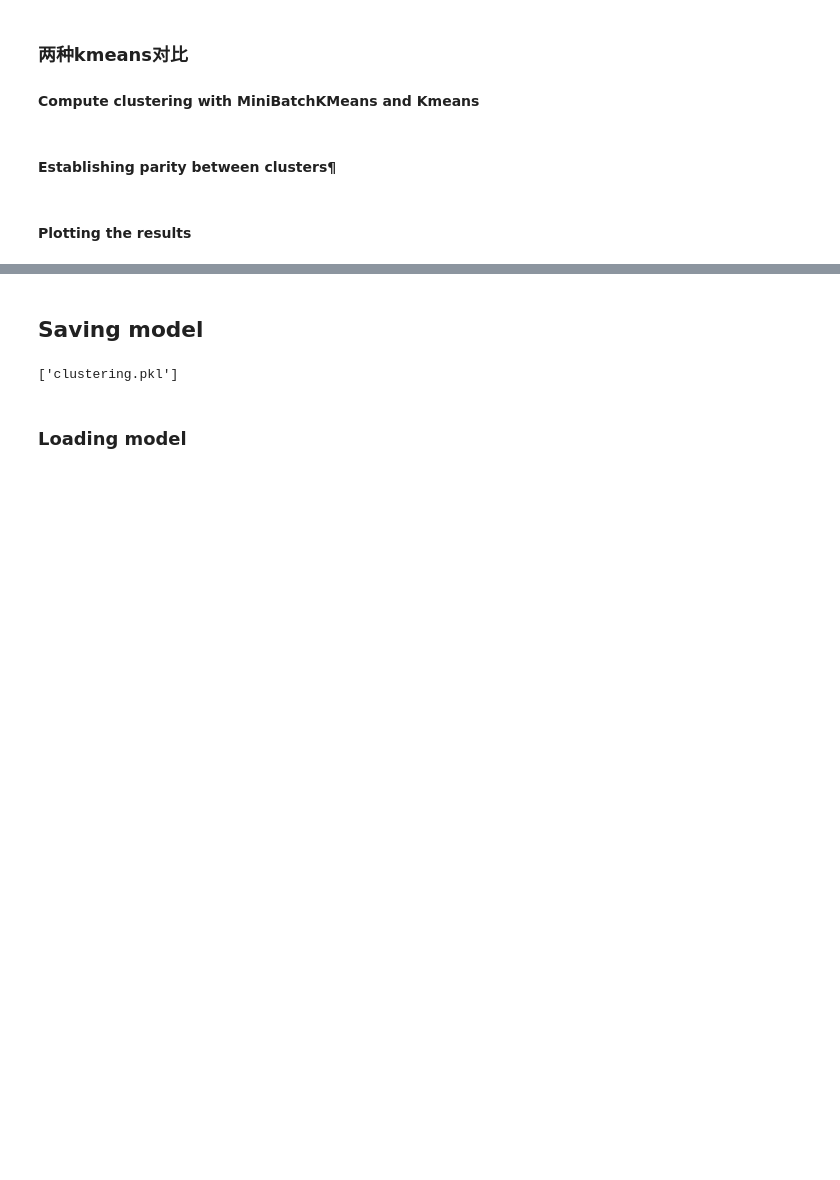
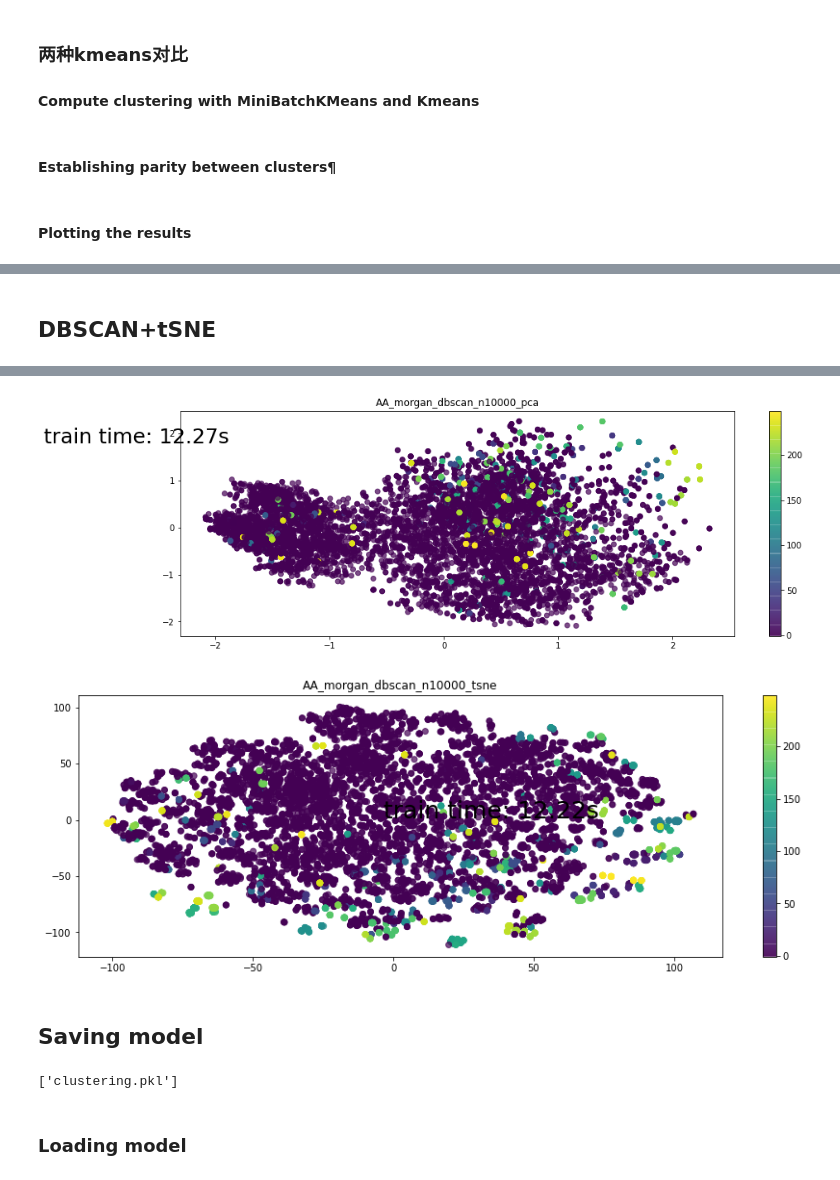
Before and after one commit to wewewexiao2008/virtual-screen, a Jupyter notebook: notebook.ipynb, the cells around one changed output, grey strips where cells are left out. Saved outputs shown, nothing was run; the diff lists cells and outputs as text; code cells hidden in the pictures; blank space fills up the shorter version.

```diff
--- a/notebook.ipynb
+++ b/notebook.ipynb
@@ -471,7 +487,7 @@ with timing("testing ward"):
 from sklearn.cluster import AgglomerativeClustering
 from data.tools.utils import timing
 X = fps
-clustering = AgglomerativeClustering(n_clusters=2, linkage='ward')
+clustering = AgglomerativeClustering(n_clusters=3, linkage='ward')
 with timing("ward"):
     clustering.fit(X)
 # %% [output]
@@ -518,10 +534,12 @@ array([0.84745763, 0.86206897, 0.84745763, ..., 0.22641509, 0.22641509,
 # %%
-from sklearn.cluster import KMeans
+from sklearn.cluster import KMeans, MiniBatchKMeans
 from sklearn.decomposition import PCA
 
+fps = fps_np
 # kmeans
 with utils.timing("kmeans+pca"):
-    kmeans = KMeans(n_clusters=5, n_jobs=-1)
+    # kmeans = KMeans(n_clusters=5, n_jobs=-1)
+    kmeans = MiniBatchKMeans(n_clusters=2)
     kmeans.fit(fps)
     # PCA
     pca = PCA(n_components = 2)
@@ -703,0 +729,70 @@ plt.show()
+# %% [markdown]
+## DBSCAN+tSNE
+# %%
+from sklearn.cluster import DBSCAN, MiniBatchKMeans, AgglomerativeClustering, OPTICS
+from sklearn.decomposition import PCA
+from rdkit import DataStructs
+from sklearn.manifold import TSNE
+from matplotlib import pyplot as plt
+from data.tools import utils
+import time
+
+
+# dim_reducer = ['pca', 'tsne']
+use_fps_np = True
+# alg = ['dbscan', 'mbk', 'ward']
+
+_fps = fps_np if use_fps_np else fps
+
+for n in [10000]:
+    for dim_reducer in  ['pca', 'tsne']:
+        for alg in ['dbscan']:
+            if alg == 'dbscan':
+                clustering = DBSCAN(eps=0.012, min_samples=5, metric='euclidean',
+                 metric_params=None, algorithm='auto', leaf_size=30, p=None,
+                 n_jobs=None)
+            elif alg == 'mbk':
+                clustering = MiniBatchKMeans(n_clusters=8, init='k-means++', max_iter=100,
+                                         batch_size=100, verbose=0, compute_labels=True,
+                                         random_state=None, tol=0.0, max_no_improvement=10,
+                                         init_size=None, n_init=3, reassignment_ratio=0.01)
+            elif alg == 'ward':
+                clustering = AgglomerativeClustering(n_clusters=8, linkage='ward')
+            elif alg =='optics':
+                clustering = OPTICS()
+
+
+            with utils.timing(alg):
+                tic = time.time()
+                clustering.fit(_fps[:n])
+                toc = time.time()
+                # PCA
+
+            t_train = toc-tic
+
+            if dim_reducer == 'tsne':
+                reducer = TSNE()
+            elif dim_reducer == 'pca':
+                reducer = PCA(n_components = 2)
+
+            # decomp = reducer.fit_transform(fps)
+            with utils.timing("dimension reduction"):
+                decomp = reducer.fit_transform(_fps[:n])
+
+            x = decomp[:,0]
+            y = decomp[:,1]
+            #visual
+            plt.figure(figsize=(15,5))
+
+            # plt.subplot(1,2,1)
+            plt.scatter(x, y, c= clustering.labels_, alpha=0.7)
+            # plt.text(-3.5, 1.8, "train time: %.2fs" % t1)
+            title = "AA_morgan_{}_n{}_{}".format(alg, n,
+                                                  # 'np' if use_fps_np else 'raw',
+                                                  dim_reducer)
+            plt.title(title)
+            plt.colorbar()
+            plt.text(-3.5, 1.8,"train time: %.2fs" % t_train, size=25)
+            # os.makedirs('fig')
+            plt.savefig('fig/20220729_{}.svg'.format(title), format='svg')
+# %% [output]
@@ -704,3 +807,5 @@ plt.show()
+[figure, added]
+[figure, added]
 # %% [markdown]
 ## Saving model
 # %%
```
Also changed, not shown: parts of 15 cells of this notebook, 1 other file.
